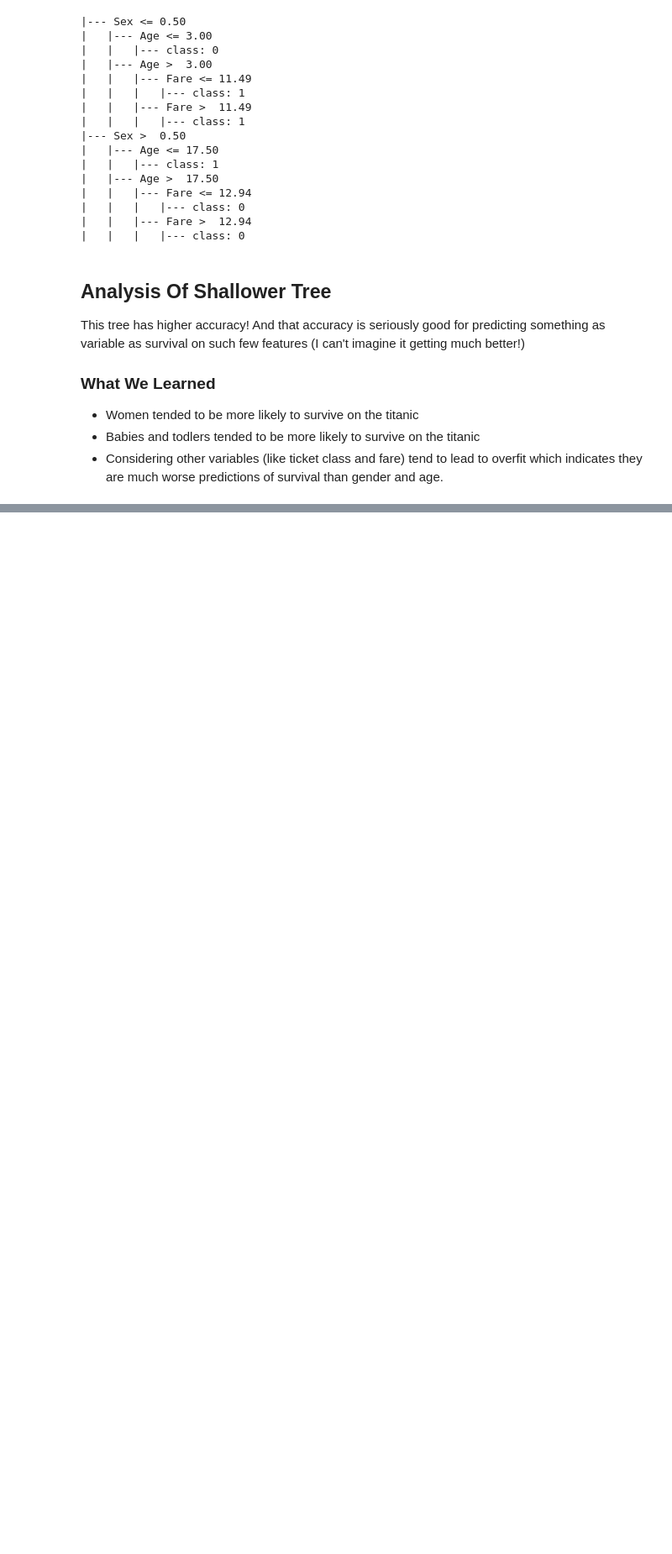
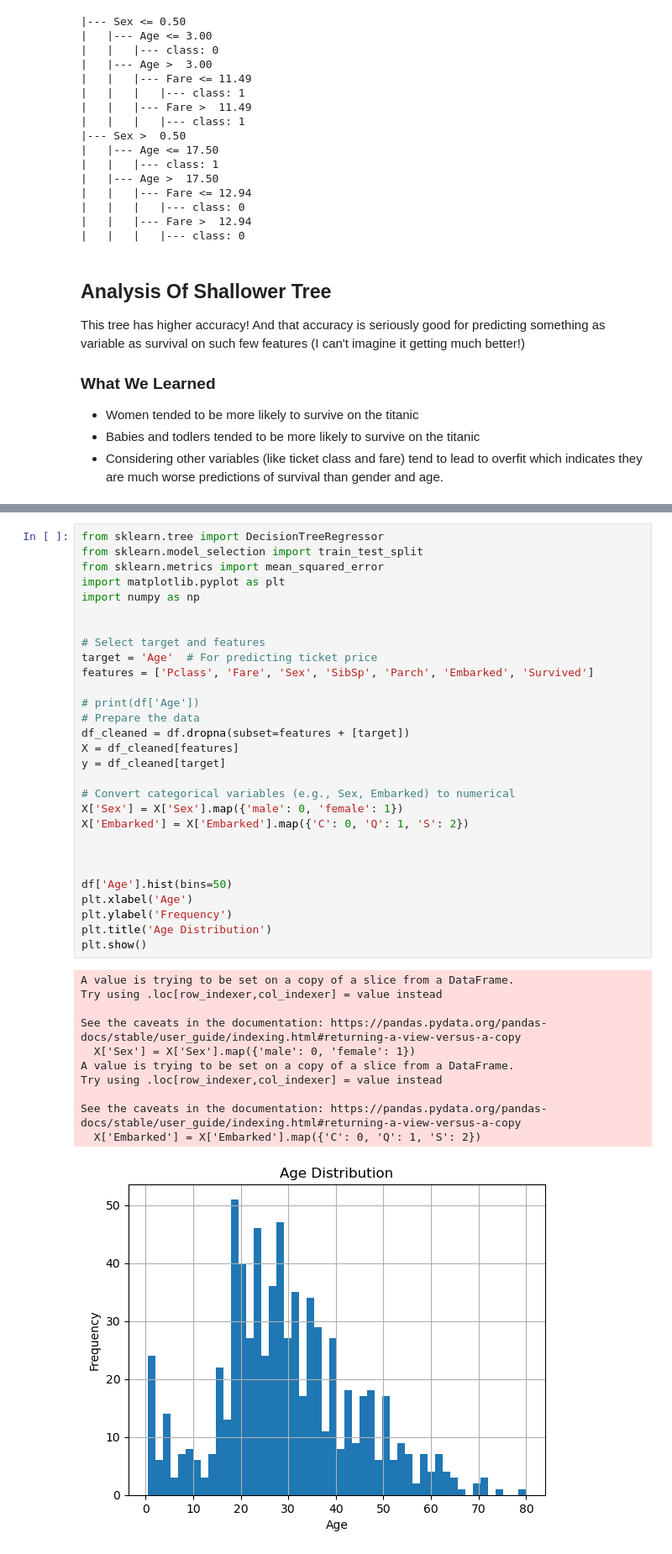
Before and after one commit to Becxster/INDE-577, a Jupyter notebook: Supervised Learning/Decision Trees/decision_regression_trees.ipynb, the cells around one changed output, grey strips where cells are left out. Shown at 84% size. Cells and saved outputs as stored; diff of their text form; blank space fills up the shorter version.

Commit message:
Regression trees addition

```diff
--- a/Supervised Learning/Decision Trees/decision_trees.ipynb
+++ b/Supervised Learning/Decision Trees/decision_regression_trees.ipynb
@@ -267,0 +276,41 @@ This tree has higher accuracy! And that accuracy is seriously good for predictin
+# %%
+from sklearn.tree import DecisionTreeRegressor
+from sklearn.model_selection import train_test_split
+from sklearn.metrics import mean_squared_error
+import matplotlib.pyplot as plt
+import numpy as np
+
+
+# Select target and features
+target = 'Age'  # For predicting ticket price
+features = ['Pclass', 'Fare', 'Sex', 'SibSp', 'Parch', 'Embarked', 'Survived']
+
+# print(df['Age'])
+# Prepare the data
+df_cleaned = df.dropna(subset=features + [target])
+X = df_cleaned[features]
+y = df_cleaned[target]
+
+# Convert categorical variables (e.g., Sex, Embarked) to numerical
+X['Sex'] = X['Sex'].map({'male': 0, 'female': 1})
+X['Embarked'] = X['Embarked'].map({'C': 0, 'Q': 1, 'S': 2})
+
+
+
+df['Age'].hist(bins=50)
+plt.xlabel('Age')
+plt.ylabel('Frequency')
+plt.title('Age Distribution')
+plt.show()
+# %% [output]
+A value is trying to be set on a copy of a slice from a DataFrame.
+Try using .loc[row_indexer,col_indexer] = value instead
+
+See the caveats in the documentation: https://pandas.pydata.org/pandas-docs/stable/user_guide/indexing.html#returning-a-view-versus-a-copy
+  X['Sex'] = X['Sex'].map({'male': 0, 'female': 1})
+A value is trying to be set on a copy of a slice from a DataFrame.
+Try using .loc[row_indexer,col_indexer] = value instead
+
+See the caveats in the documentation: https://pandas.pydata.org/pandas-docs/stable/user_guide/indexing.html#returning-a-view-versus-a-copy
+  X['Embarked'] = X['Embarked'].map({'C': 0, 'Q': 1, 'S': 2})
+[figure, added]
```
Also changed, not shown: parts of 8 cells of this notebook, 1 other file.
